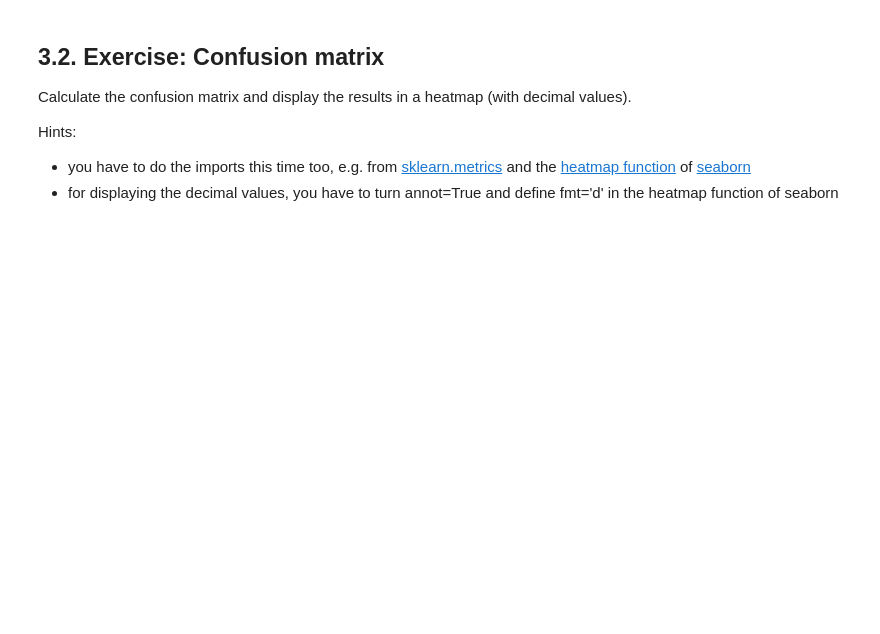
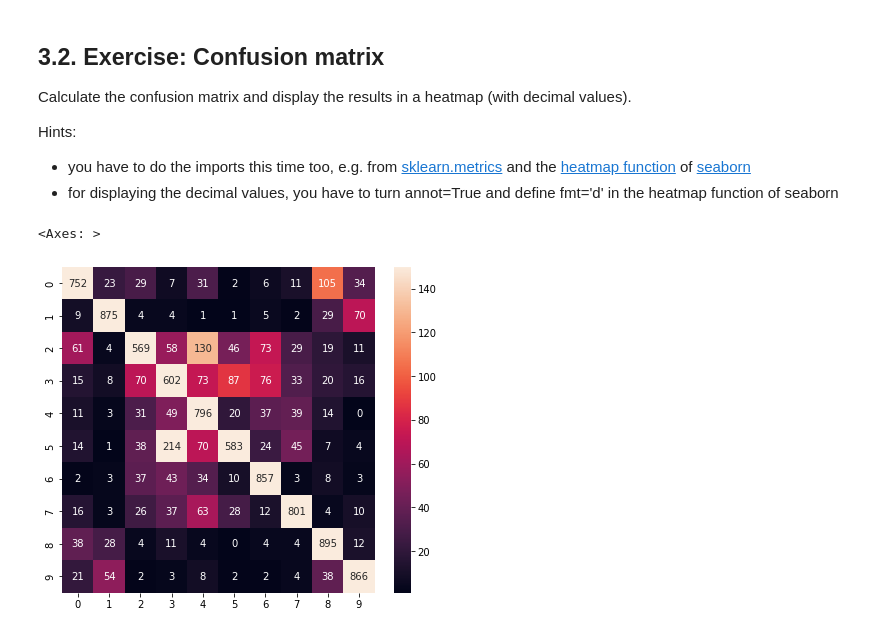
Before and after one commit to lacykaltgr/ait-assessments, a Jupyter notebook: 06_AIT_CNN_CIFAR10_exercise.ipynb, the cells around one changed output. Saved outputs shown, nothing was run; the diff lists cells and outputs as text; code cells hidden in the pictures; blank space fills up the shorter version.

```diff
--- a/06_AIT_CNN_CIFAR10_exercise.ipynb
+++ b/06_AIT_CNN_CIFAR10_exercise.ipynb
@@ -209,6 +209,9 @@ Hints:
 from sklearn.metrics import confusion_matrix
 import seaborn as sns
 # %%
-conf = <TODO>
+conf = confusion_matrix(Y_test_dense, preds)
 plt.figure(figsize=(7,6))
-sns.heatmap(<TODO>)
+sns.heatmap(conf, fmt='d', annot=True, vmin=1, vmax=150)
+# %% [output]
+<Axes: >
+[figure, added]
```
Also changed, not shown: parts of 5 cells of this notebook.
